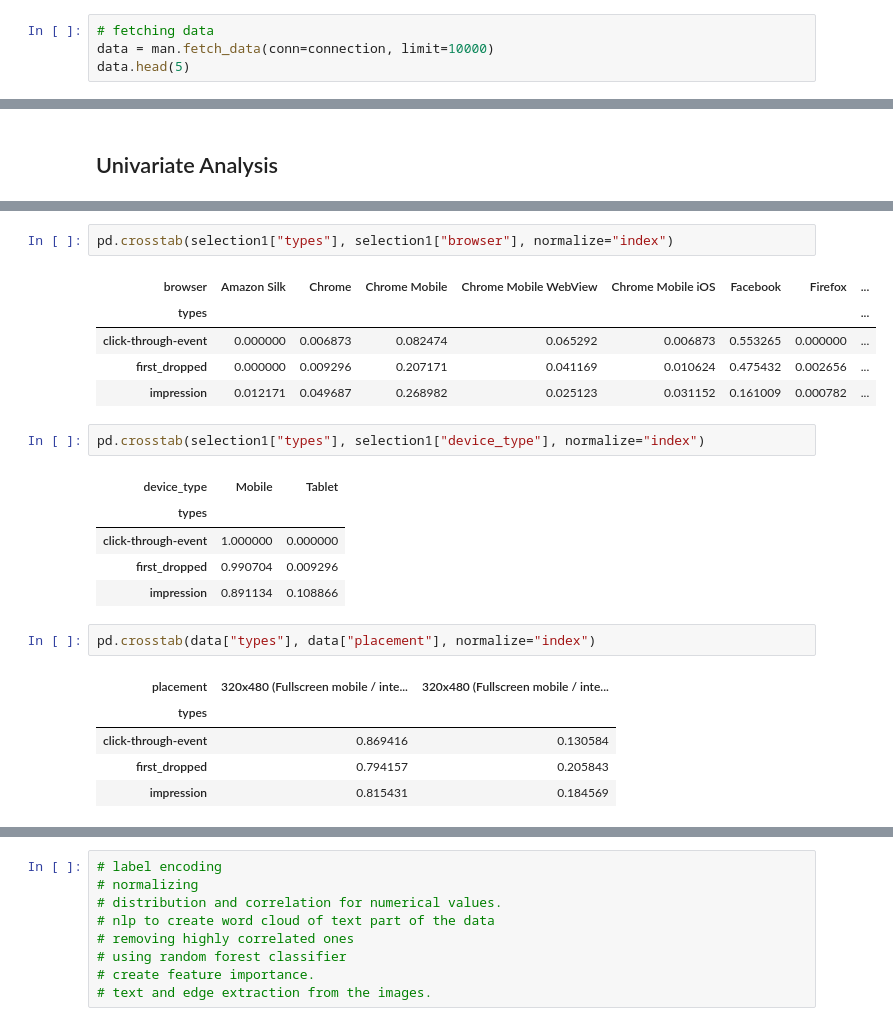
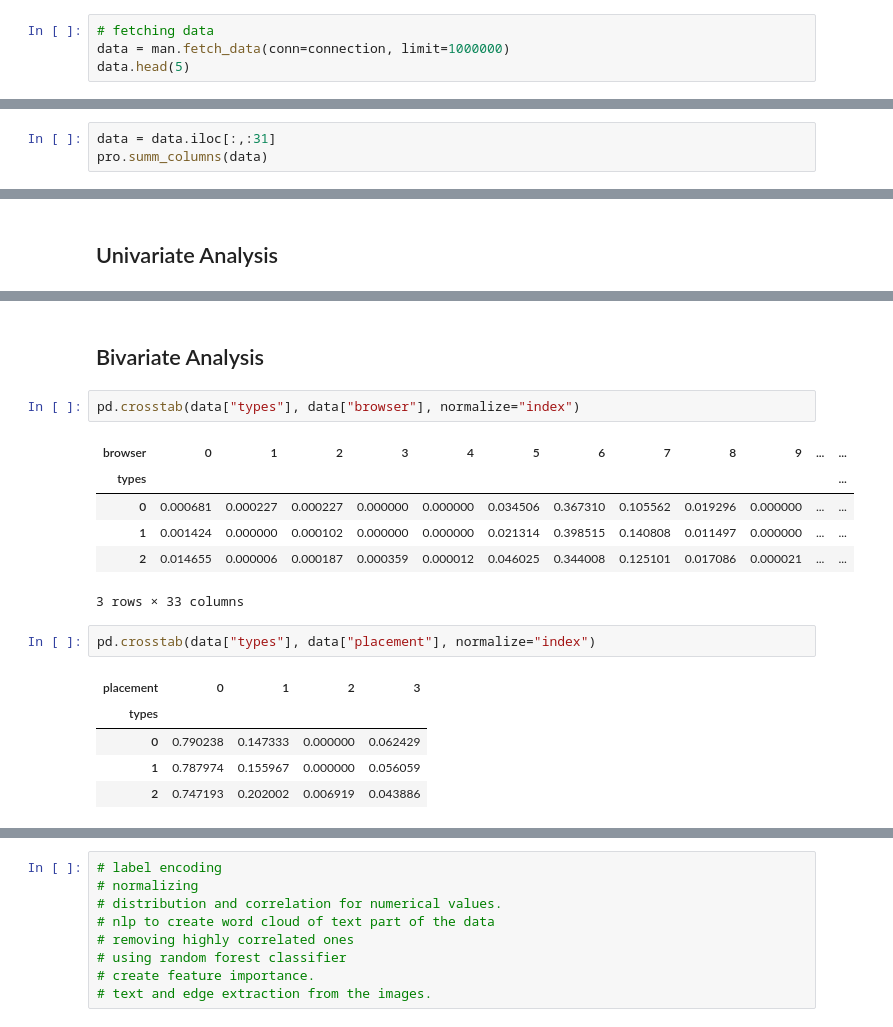
Before and after one commit to benbel376/end-to-end-ad-unit-data-MLOps-project, a Jupyter notebook: notebooks/EDA.ipynb, the cells around one changed output, grey strips where cells are left out. Saved outputs shown, nothing was run; the diff lists cells and outputs as text.

```diff
--- a/notebooks/EDA.ipynb
+++ b/notebooks/EDA.ipynb
@@ -26,7 +27,7 @@ connection, cursor = man.connect_to_server(host="localhost", port=5432, user="wa
 successfully connected; cursor: <cursor object at 0x...; closed: 0>
 # %%
 # fetching data
-data = man.fetch_data(conn=connection, limit=10000)
+data = man.fetch_data(conn=connection, limit=1000000)
 data.head(5)
 # %% [output]
 |  | campaign_id | types | width | height | creative_id | auction_id | browser_ts | game_key | geo_country | ... |
@@ -61,0 +67,3 @@ pro.summ_columns(data)
+# %%
+data = data.iloc[:,:31]
+pro.summ_columns(data)
@@ -122,27 +168,22 @@ kpis.plot.bar(x="kpis")
+# %% [markdown]
+## Bivariate Analysis
 # %%
-pd.crosstab(selection1["types"], selection1["browser"], normalize="index")
+pd.crosstab(data["types"], data["browser"], normalize="index")
 # %% [output]
-| browser | Amazon Silk | Chrome | Chrome Mobile | Chrome Mobile WebView | Chrome Mobile iOS | Facebook | Firefox | ... |
-| types |  |  |  |  |  |  |  | ... |
-| click-through-event | 0.000000 | 0.006873 | 0.082474 | 0.065292 | 0.006873 | 0.553265 | 0.000000 | ... |
-| first_dropped | 0.000000 | 0.009296 | 0.207171 | 0.041169 | 0.010624 | 0.475432 | 0.002656 | ... |
-| impression | 0.012171 | 0.049687 | 0.268982 | 0.025123 | 0.031152 | 0.161009 | 0.000782 | ... |
+| browser | 0 | 1 | 2 | 3 | 4 | 5 | 6 | 7 | 8 | 9 | ... | ... |
+| types |  |  |  |  |  |  |  |  |  |  |  | ... |
+| 0 | 0.000681 | 0.000227 | 0.000227 | 0.000000 | 0.000000 | 0.034506 | 0.367310 | 0.105562 | 0.019296 | 0.000000 | ... | ... |
+| 1 | 0.001424 | 0.000000 | 0.000102 | 0.000000 | 0.000000 | 0.021314 | 0.398515 | 0.140808 | 0.011497 | 0.000000 | ... | ... |
+| 2 | 0.014655 | 0.000006 | 0.000187 | 0.000359 | 0.000012 | 0.046025 | 0.344008 | 0.125101 | 0.017086 | 0.000021 | ... | ... |
+3 rows × 33 columns
-# %%
-pd.crosstab(selection1["types"], selection1["device_type"], normalize="index")
-# %% [output]
-| device_type | Mobile | Tablet |
-| types |  |  |
-| click-through-event | 1.000000 | 0.000000 |
-| first_dropped | 0.990704 | 0.009296 |
-| impression | 0.891134 | 0.108866 |
 # %%
 pd.crosstab(data["types"], data["placement"], normalize="index")
 # %% [output]
-| placement | 320x480 (Fullscreen mobile / inte... | 320x480 (Fullscreen mobile / inte... |
-| types |  |  |
-| click-through-event | 0.869416 | 0.130584 |
-| first_dropped | 0.794157 | 0.205843 |
-| impression | 0.815431 | 0.184569 |
+| placement | 0 | 1 | 2 | 3 |
+| types |  |  |  |  |
+| 0 | 0.790238 | 0.147333 | 0.000000 | 0.062429 |
+| 1 | 0.787974 | 0.155967 | 0.000000 | 0.056059 |
+| 2 | 0.747193 | 0.202002 | 0.006919 | 0.043886 |
 # %%
 
 pd.crosstab(data["types"], data["campaign_objectives"], normalize="index")
```
Also changed, not shown: parts of 22 cells of this notebook, 4 other files.
